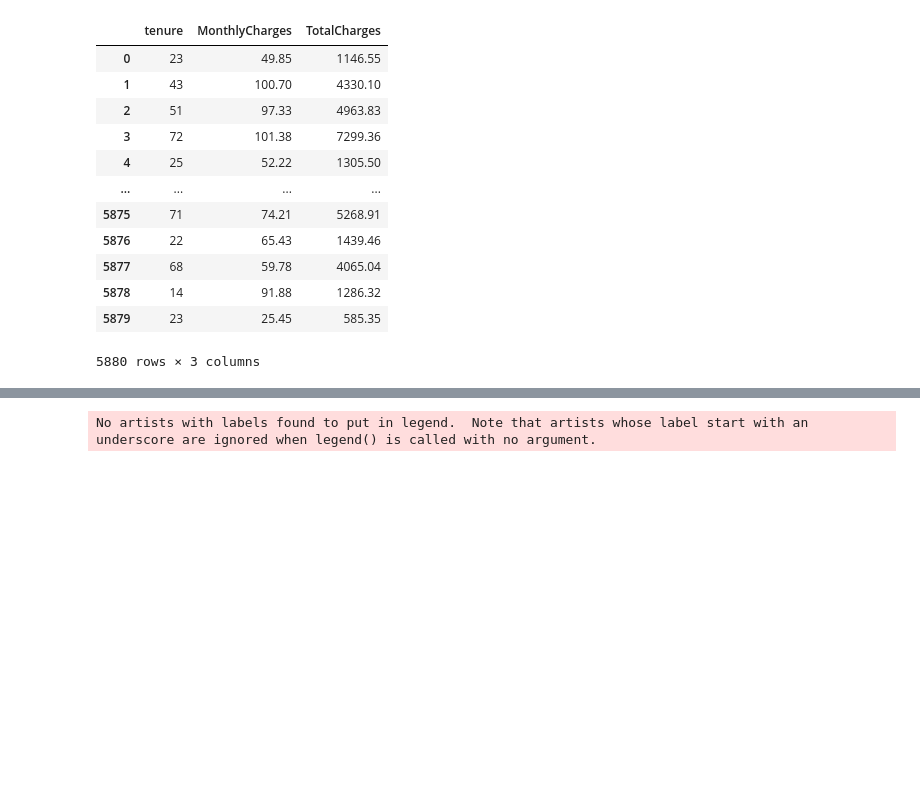
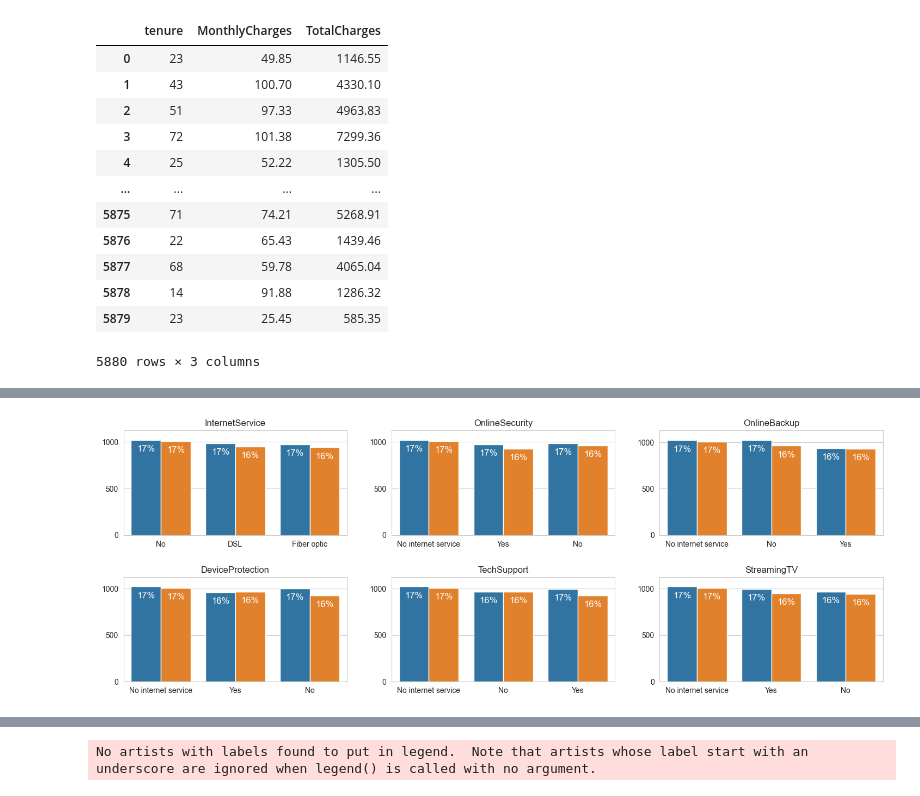
Before and after one commit to huixincai/customer-churn-analysis, a Jupyter notebook: Customer-churn-Analysis.ipynb, the cells around one changed output, grey strips where cells are left out. Cells and saved outputs as stored; diff of their text form; code cells hidden in the pictures; blank space fills up the shorter version.

```diff
--- a/Customer-churn-Analysis.ipynb
+++ b/Customer-churn-Analysis.ipynb
@@ -235,3 +259,8 @@ for col in cat_features:
+# %%
+cols = ["InternetService", "OnlineSecurity", "OnlineBackup", "DeviceProtection", "TechSupport", "StreamingTV"]
+countplot(churn_data, cols)
+# %% [output]
+[figure, added]
 # %%
 # Plot a histogram for each numeric feature
 for col in numeric_features:
```
Also changed, not shown: parts of 7 cells of this notebook.
